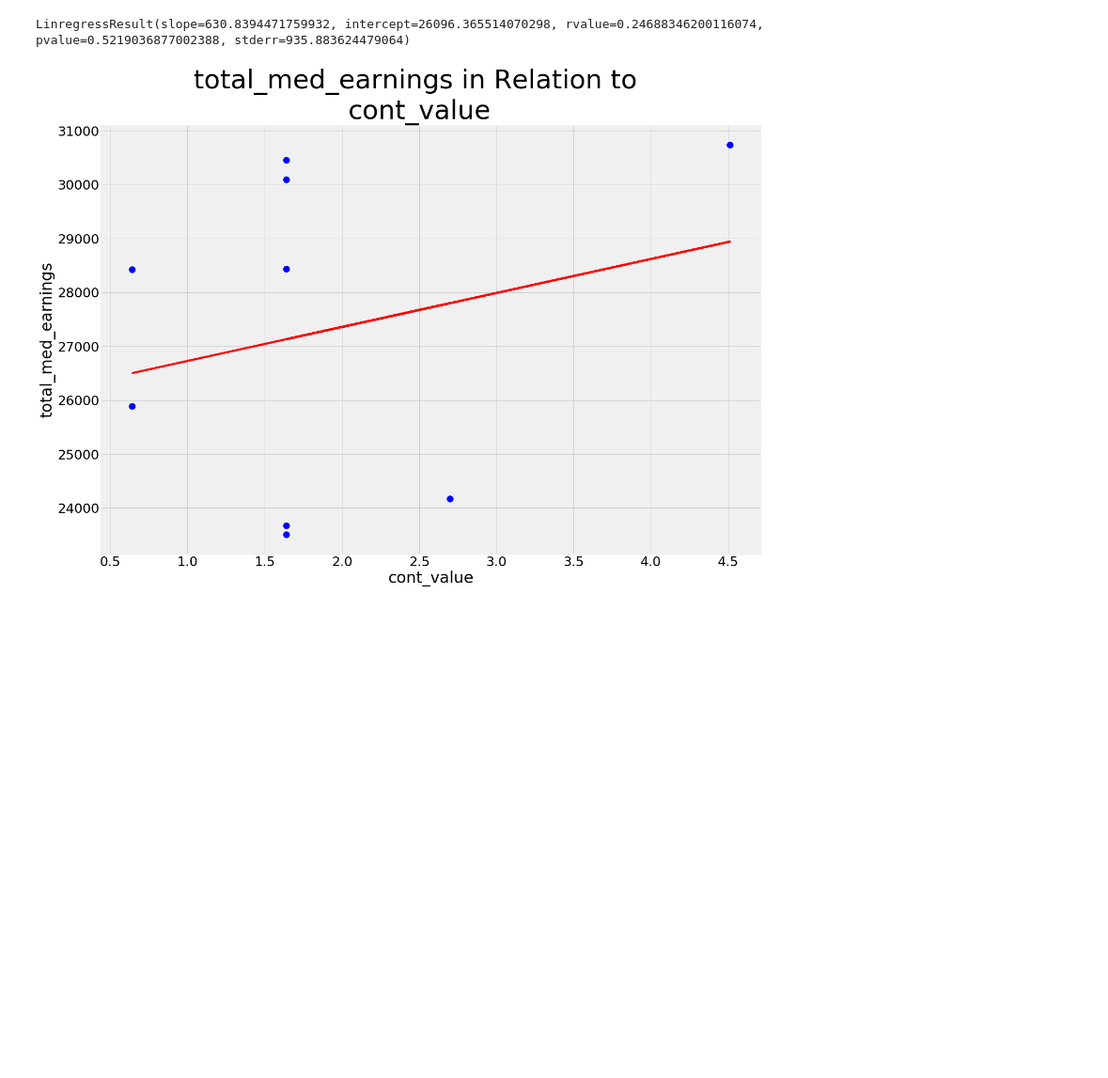
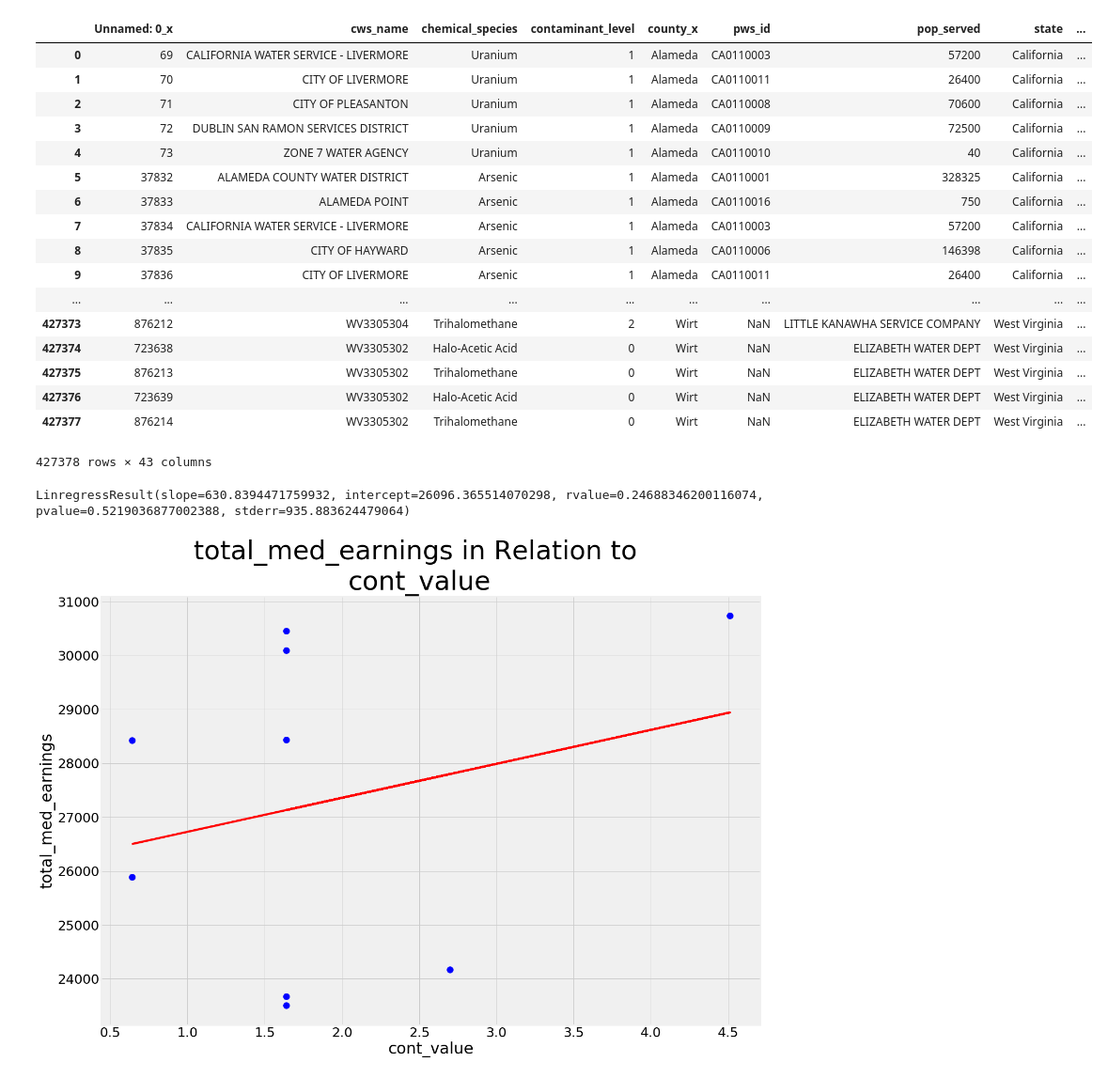
Before and after one commit to nprasad2021/water_quality, a Jupyter notebook: eda.ipynb, the cells around one changed output. Shown at 94% size. Saved outputs shown, nothing was run; the diff lists cells and outputs as text; code cells hidden in the pictures; blank space fills up the shorter version.

Commit message:
fixed index and chemicals

```diff
--- a/eda.ipynb
+++ b/eda.ipynb
@@ -16,12 +16,59 @@ from sklearn.decomposition import PCA
 %matplotlib inline
 plt.style.use("fivethirtyeight")
 # %%
-chemicals = pd.read_csv("chemicals.csv")
-droughts = pd.read_csv("droughts.csv")
-earnings = pd.read_csv("earnings.csv")
-education_attainment = pd.read_csv("education_attainment.csv")
-industry_occupation = pd.read_csv("industry_occupation.csv")
-water_usage = pd.read_csv("water_usage.csv")
+chemicals = pd.read_csv("chemicals_processed.csv")
+droughts = pd.read_csv("droughts_processed.csv")
+earnings = pd.read_csv("earnings_processed.csv")
+#education_attainment = pd.read_csv("education_attainment.csv")
+industry_occupation = pd.read_csv("industry_occupation_processed.csv")
+water_usage = pd.read_csv("water_usage_processed.csv")
+# %%
+'''
+@param df : pandas dataframe
+@param other_df : another pandas dataframe
+@reurn merge of two dataframes
+'''
+def join_two_datasets(df, other_df, fields):
+
+    df['fips'] = df['fips'].astype(int)
+    other_df['fips'] = other_df['fips'].astype(int)
+    return pd.merge(df, other_df, on=fields)
+
+'''
+@return dictionary mapping name to pandas data frame
+'''
+def generate_dfs():
+    all_dfs = {}
+    all_dfs['water_usage'] = preprocess_water_usage()
+    all_dfs['industry_occupation'] = preprocess_industry_occupation()
+    all_dfs['chemicals'] = preprocess_chemicals()
+    all_dfs['droughts'] = preprocess_droughts()
+    all_dfs['earnings'] = preprocess_earnings()
+    all_dfs['education_attainment'] = preprocess_education_attainment()
+    return all_dfs
+# %%
+c_e = join_two_datasets(chemicals, earnings, ['fips', 'year'])
+# %%
+c_e
+# %% [output]
+|  | Unnamed: 0_x | cws_name | chemical_species | contaminant_level | county_x | pws_id | pop_served | state | ... |
+| 0 | 69 | CALIFORNIA WATER SERVICE - LIVERMORE | Uranium | 1 | Alameda | CA0110003 | 57200 | California | ... |
+| 1 | 70 | CITY OF LIVERMORE | Uranium | 1 | Alameda | CA0110011 | 26400 | California | ... |
+| 2 | 71 | CITY OF PLEASANTON | Uranium | 1 | Alameda | CA0110008 | 70600 | California | ... |
+| 3 | 72 | DUBLIN SAN RAMON SERVICES DISTRICT | Uranium | 1 | Alameda | CA0110009 | 72500 | California | ... |
+| 4 | 73 | ZONE 7 WATER AGENCY | Uranium | 1 | Alameda | CA0110010 | 40 | California | ... |
+| 5 | 37832 | ALAMEDA COUNTY WATER DISTRICT | Arsenic | 1 | Alameda | CA0110001 | 328325 | California | ... |
+| 6 | 37833 | ALAMEDA POINT | Arsenic | 1 | Alameda | CA0110016 | 750 | California | ... |
+| 7 | 37834 | CALIFORNIA WATER SERVICE - LIVERMORE | Arsenic | 1 | Alameda | CA0110003 | 57200 | California | ... |
+| 8 | 37835 | CITY OF HAYWARD | Arsenic | 1 | Alameda | CA0110006 | 146398 | California | ... |
+| 9 | 37836 | CITY OF LIVERMORE | Arsenic | 1 | Alameda | CA0110011 | 26400 | California | ... |
+| ... | ... | ... | ... | ... | ... | ... | ... | ... | ... |
+| 427373 | 876212 | WV3305304 | Trihalomethane | 2 | Wirt | NaN | LITTLE KANAWHA SERVICE COMPANY | West Virginia | ... |
+| 427374 | 723638 | WV3305302 | Halo-Acetic Acid | 0 | Wirt | NaN | ELIZABETH WATER DEPT | West Virginia | ... |
+| 427375 | 876213 | WV3305302 | Trihalomethane | 0 | Wirt | NaN | ELIZABETH WATER DEPT | West Virginia | ... |
+| 427376 | 723639 | WV3305302 | Halo-Acetic Acid | 0 | Wirt | NaN | ELIZABETH WATER DEPT | West Virginia | ... |
+| 427377 | 876214 | WV3305302 | Trihalomethane | 0 | Wirt | NaN | ELIZABETH WATER DEPT | West Virginia | ... |
+427378 rows × 43 columns
 # %%
 def plot(x,y,x_label,y_label, name):
     figure = plt.figure(figsize = (20,15))
```
Also changed, not shown: 1 other file.
